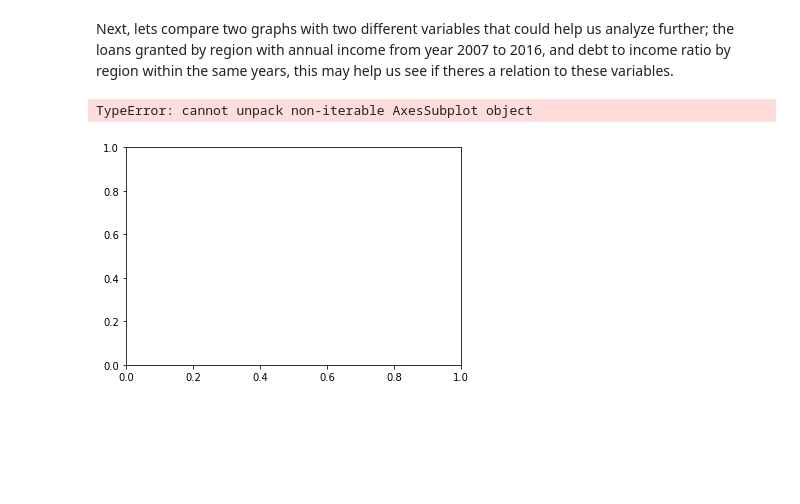
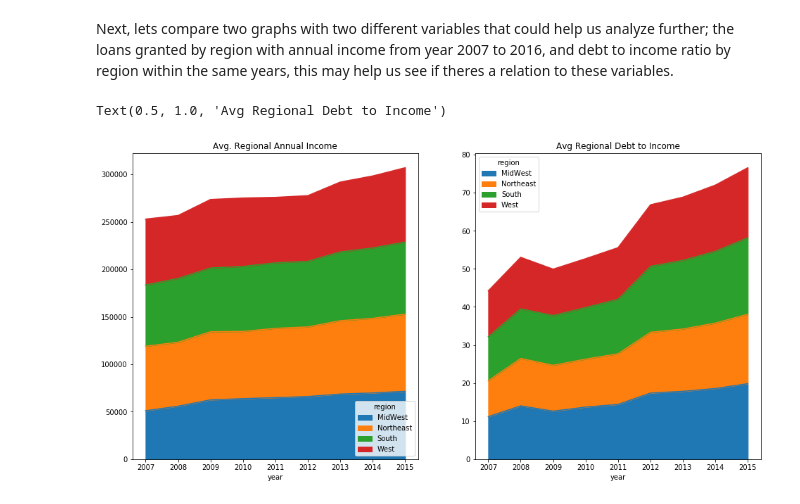
Before and after one commit to abbasqureshi7/LendingClubProject1, a Jupyter notebook: Lending Club Project 1.ipynb, the cells around one changed output. Cells and saved outputs as stored; diff of their text form; code cells hidden in the pictures; blank space fills up the shorter version.

```diff
--- a/Lending Club Project 1.ipynb
+++ b/Lending Club Project 1.ipynb
@@ -491,15 +491,15 @@ Text(0.5, 1.0, 'Loans Issued by Region every Year')
 # %% [markdown]
 Next, lets compare two graphs with two different variables that could help us analyze further; the loans granted by region with annual income from year 2007 to 2016, and debt to income ratio by region within the same years, this may help us see if theres a relation to these variables.
 # %%
-f, (ax1, ax2) = plt.subplots()
+f, (ax1, ax2) = plt.subplots(1,2)
 
-income_region = df.groupby(['year','region']).annual_income.mean()
-income_region.unstack().plot(kind='area', stacked=True, grid=False, ax=ax1, figsize=(16,12), legend=True)
+income_region = df.groupby(['year','region']).annual_inc.mean()
+income_region.unstack().plot(kind='area', stacked=True, grid=False, ax=ax1, figsize=(16,8), legend=True)
 ax1.set_title('Avg. Regional Annual Income')
 
 dti_region = df.groupby(['year','region']).dti.mean()
-dti_region.unstack().plot(kind='area', stacked=True, grid=False, legend=True, ax=ax2, figsize=(16,12))
+dti_region.unstack().plot(kind='area', stacked=True, grid=False, legend=True, ax=ax2, figsize=(16,8))
 ax2.set_title('Avg Regional Debt to Income')
 # %% [output]
-TypeError: cannot unpack non-iterable AxesSubplot object
+Text(0.5, 1.0, 'Avg Regional Debt to Income')
-[figure, old version]
+[figure, new version]
```
Also changed, not shown: parts of 1 cell of this notebook.
